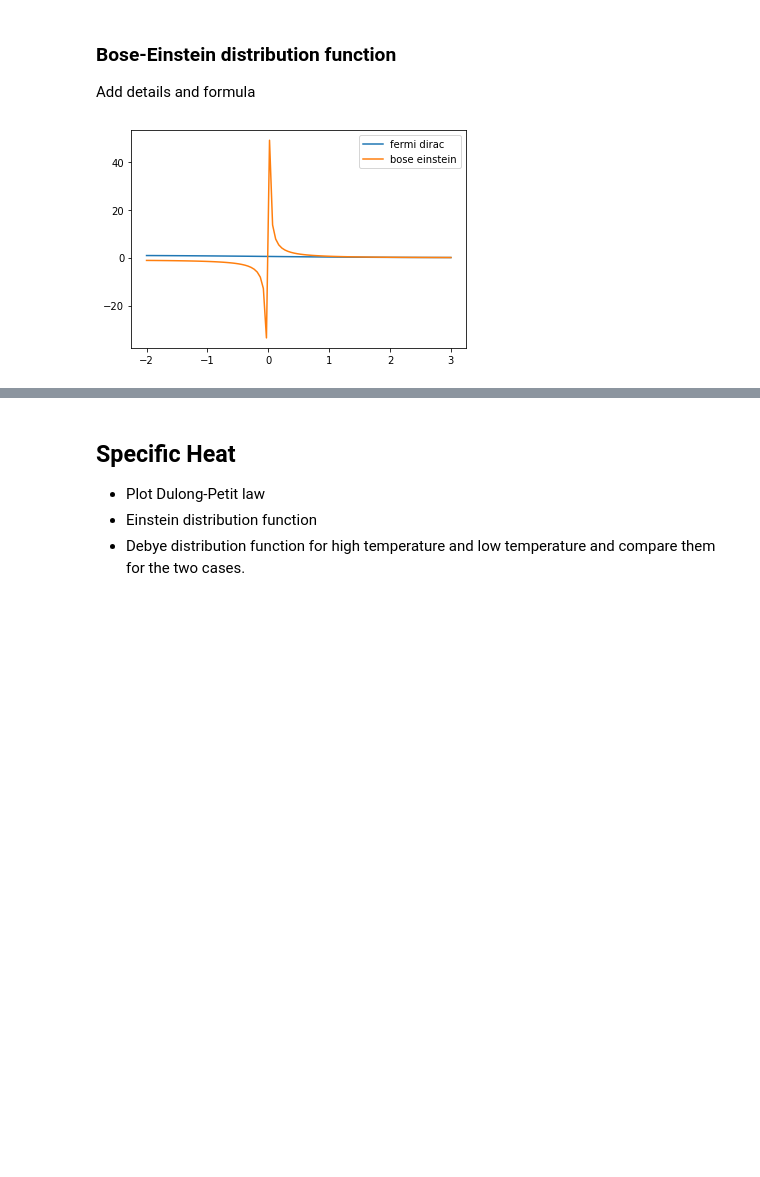
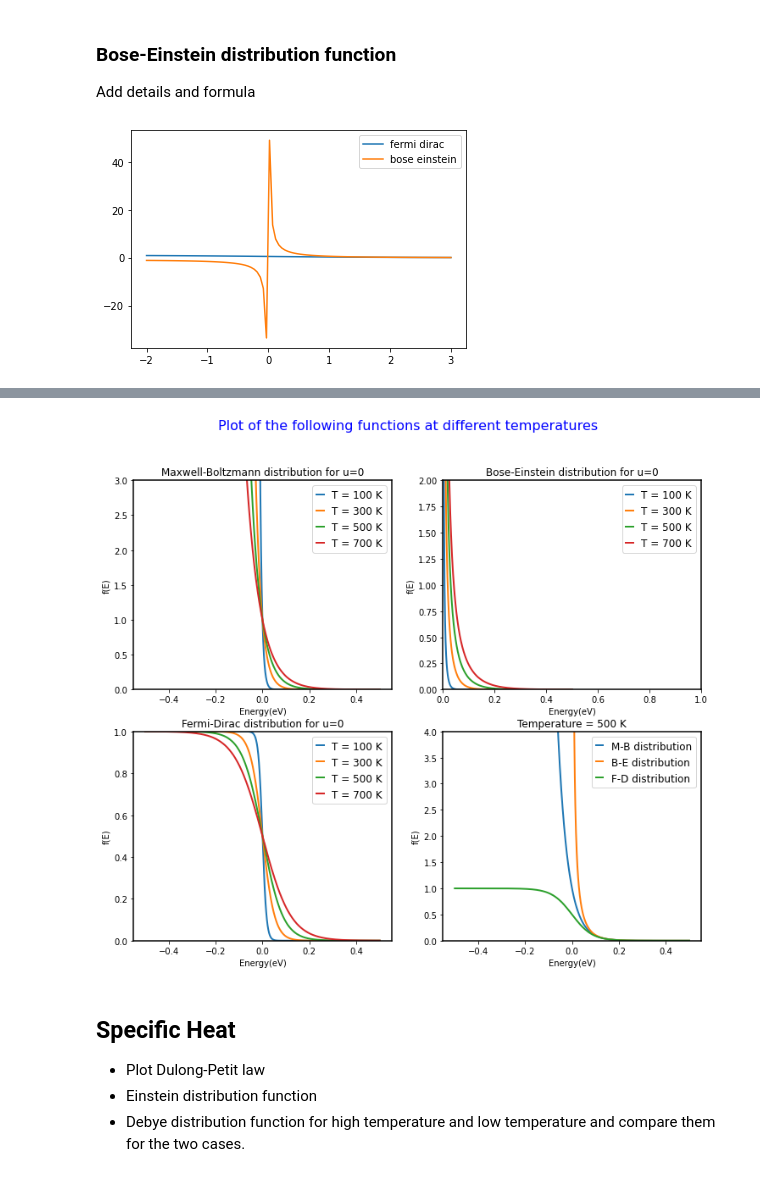
Before and after one commit to madhurima-nath/physicsRelatedCodes, a Jupyter notebook: cu_phys.ipynb, the cells around one changed output, grey strips where cells are left out. Saved outputs shown, nothing was run; the diff lists cells and outputs as text; code cells hidden in the pictures; blank space fills up the shorter version.

Commit message:
all 3 functions added

```diff
--- a/cu_phys.ipynb
+++ b/cu_phys.ipynb
@@ -118,3 +142,77 @@ plt.show()
+# %%
+E = np.linspace(-0.5, 0.5, 1001)    #energy range
+e = 1.6e-19    #electric charge
+k = 1.38e-23    #Boltzmann constant(joule per kelvin)
+u = 0     #considering chemeical potential of the substance is zero
+# %%
+ def func(T, a):
+    """ This is the general equation,
+    for Maxwell-Boltxmann distribution a=0,
+    for Bose-Einstein a=-1
+    and for Fermi-Dirac a=+1 """
+
+    return 1/((np.exp(((E-u)*e)/(k*T)))+a)
+# %%
+newparams = {
+     'axes.labelsize': 10, 'axes.linewidth': 1.5, 'savefig.dpi': 300,
+    'lines.linewidth': 2, 'figure.figsize': (12, 10),
+    'legend.frameon': True,
+    'legend.handlelength': 0.7}
+
+plt.rcParams.update(newparams)
+
+plt.suptitle('Plot of the following functions at different temperatures',
+             size = 16,color='b')
+plt.subplot(2,2,1)
+plt.plot(E, func(100,0),label='T = 100 K')
+plt.plot(E, func(300,0),label='T = 300 K')
+plt.plot(E, func(500,0),label='T = 500 K')
+plt.plot(E, func(700,0),label='T = 700 K')
+plt.ylim(0,3)
+plt.xlabel('Energy(eV)')
+plt.ylabel('f(E)')
+plt.legend(loc='best',prop={'size':12})
+plt.title('Maxwell-Boltzmann distribution for u=0')
+
+
+plt.subplot(2,2,2)
+plt.plot(E, func(100,-1),label='T = 100 K')
+plt.plot(E, func(300,-1),label='T = 300 K')
+plt.plot(E, func(500,-1),label='T = 500 K')
+plt.plot(E, func(700,-1),label='T = 700 K')
+plt.xlim(0,1)
+plt.ylim(0,2)
+plt.xlabel('Energy(eV)')
+plt.ylabel('f(E)')
+plt.legend(loc='best',prop={'size':12})
+plt.title('Bose-Einstein distribution for u=0')
+
+
+plt.subplot(2,2,3)
+plt.plot(E, func(100,+1),label='T = 100 K')
+plt.plot(E, func(300,+1),label='T = 300 K')
+plt.plot(E, func(500,+1),label='T = 500 K')
+plt.plot(E, func(700,+1),label='T = 700 K')
+plt.legend(loc='best',prop={'size':12})
+plt.ylim(0,1)
+plt.xlabel('Energy(eV)')
+plt.ylabel('f(E)')
+plt.title('Fermi-Dirac distribution for u=0')
+
+
+plt.subplot(2,2,4)
+plt.plot(E, func(500,0),label='M-B distribution')
+plt.plot(E, func(500,-1),label='B-E distribution')
+plt.plot(E, func(500,+1),label='F-D distribution')
+plt.legend(loc='best',prop={'size':12})
+plt.ylim(0,4)
+plt.xlabel('Energy(eV)')
+plt.ylabel('f(E)')
+plt.title('Temperature = 500 K')
+
+plt.show()
+# %% [output]
+[figure, added]
 # %% [markdown]
 ## Specific Heat
 - Plot Dulong-Petit law
```
Also changed, not shown: parts of 3 cells of this notebook.
